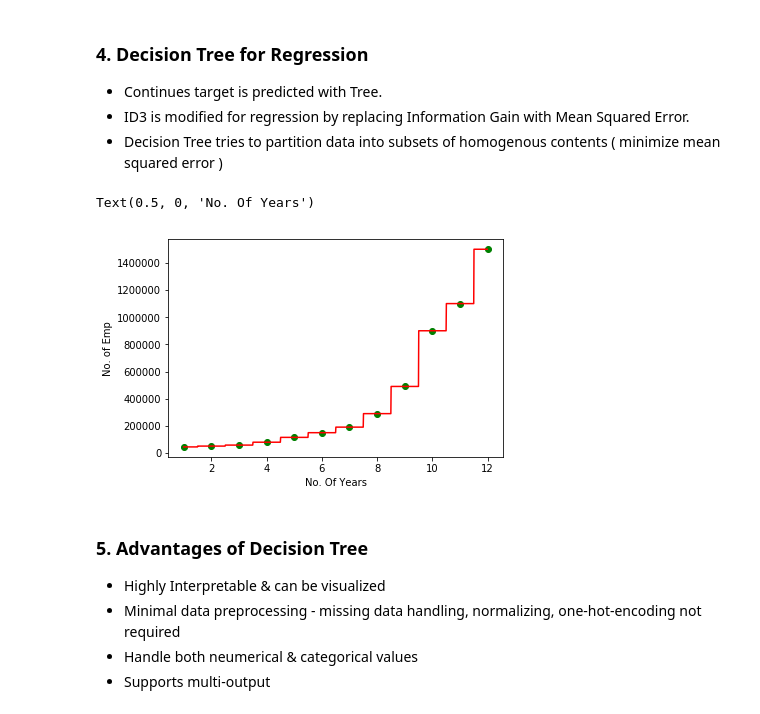
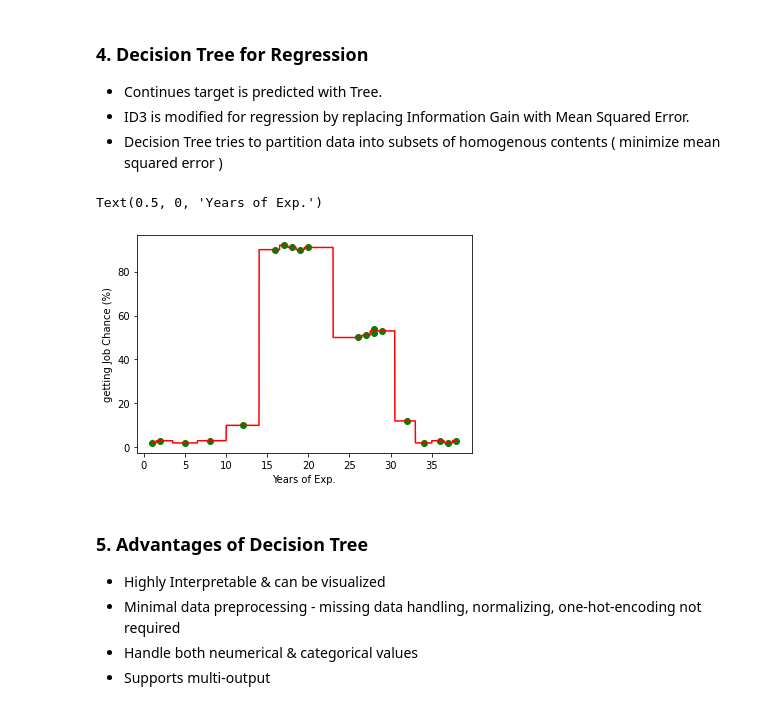
Before and after one commit to bansalrishi/MachineLearningWithPython_UD, a Jupyter notebook: 03. Decision Tree.ipynb, the cells around one changed output. Drawn from its saved outputs; the diff is of its cells as text; code cells hidden in the pictures.

```diff
--- a/03. Decision Tree.ipynb
+++ b/03. Decision Tree.ipynb
@@ -303,32 +303,32 @@ plt.show()
 # %%
 # Importing the libraries
 import numpy as np
 import matplotlib.pyplot as plt
 import pandas as pd
 
 # Importing the dataset
-dataset = pd.read_csv('Data/Regression/Company_Performance.csv')
-X = dataset.iloc[:, 0:1].values
+dataset = pd.read_csv('Data/Regression/Job_Exp.csv')
+X = dataset.iloc[:, [0]].values
 y = dataset.iloc[:, 1].values
 
 # Applying the Decision Tree Regressor
 from sklearn.tree import DecisionTreeRegressor
 dt = DecisionTreeRegressor(random_state = 0)
 dt.fit(X, y)
 
 # Predicting a new result
-y_pred = dt.predict([[7.5]])
+y_pred = dt.predict([[27]])
 
 # Visualising
 X_grid = np.arange(min(X), max(X), 0.01)
 X_grid = X_grid.reshape((len(X_grid), 1))
 plt.scatter(X, y, color = 'green')
 plt.plot(X_grid, dt.predict(X_grid), color = 'red')
-plt.ylabel('No. of Emp')
-plt.xlabel('No. Of Years')
+plt.ylabel('getting Job Chance (%)')
+plt.xlabel('Years of Exp.')
 # %% [output]
-Text(0.5, 0, 'No. Of Years')
+Text(0.5, 0, 'Years of Exp.')
-[figure, old version]
+[figure, new version]
 # %% [markdown]
 ### 5. Advantages of Decision Tree
 * Highly Interpretable & can be visualized
```
Also changed, not shown: 1 other file.
